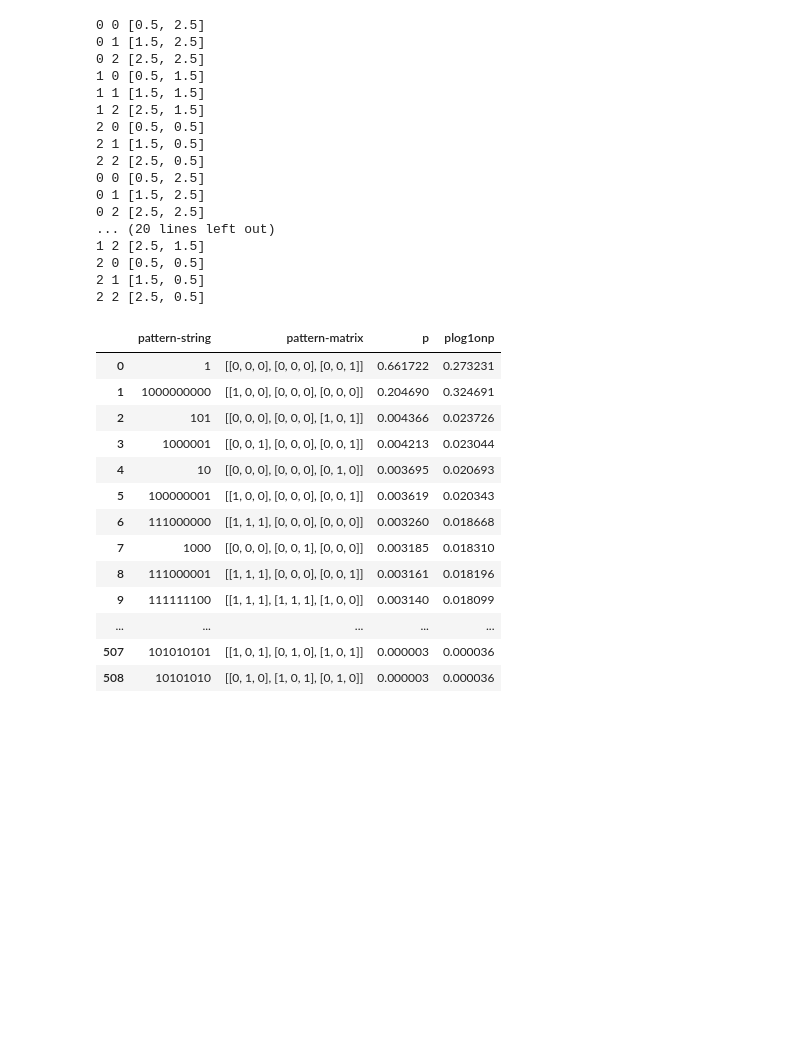
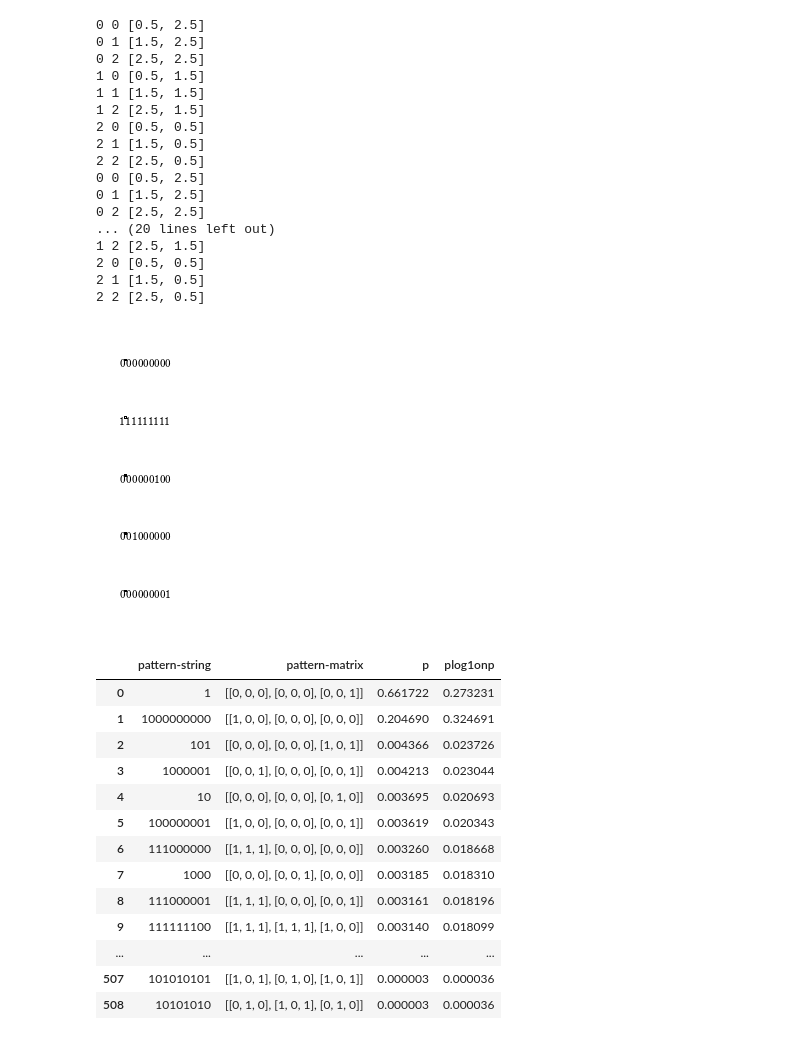
Before and after one commit to nareto/BPV, a Jupyter notebook: notebooks/plot9-mostprobablepixelpatterns.ipynb, the cells around one changed output. Drawn from its saved outputs; the diff is of its cells as text; code cells hidden in the pictures; blank space fills up the shorter version.

```diff
--- a/notebooks/plot9-mostprobablepixelpatterns.ipynb
+++ b/notebooks/plot9-mostprobablepixelpatterns.ipynb
@@ -110,32 +120,34 @@ plt.show()
 # %%
 #MOST PROBABLE
 fig =plt.figure(figsize=(0.1,5))
 plt.rc('text', usetex=True)
 plt.rc('font', family='serif')
 
 gs = gridspec.GridSpec(5,2, width_ratios=[2,1], height_ratios=[1,1,1,1,1])
 #gs.update(left=0, right=0.2)
 #axes = []
 #string_axs = []
 for index in range(0,5):
     matrix = df.df.ix[index]['pattern-matrix']
 
     string_ax = plt.subplot(gs[index,0])
     string_ax.axis('off')
     string_ax.text(0,0.35,pm.pattern2string(matrix))
 
 
     ax = plt.subplot(gs[index,1])
-    ax.imshow(matrix,cmap=plt.cm.gray,interpolation='nearest')
+    ax.imshow(matrix,cmap=plt.cm.gray,interpolation='nearest', vmin=0,vmax=1)
     #ax.axis('off')
     plt.setp(ax.get_yticklabels(), visible=False)
     plt.setp(ax.get_xticklabels(), visible=False)
     ax.yaxis.set_tick_params(size=0)
     ax.xaxis.set_tick_params(size=0)
     #ax.yaxis.tick_left()
 #plt.savefig("/home/renato/tesi/testo/img/pp-mostprobable.pdf",bbox_inches='tight' )
 plt.show()
-fig.tight_layout()
+#fig.tight_layout()
+# %% [output]
+[figure, added]
 # %%
 #LEAST PROBABLE
 fig =plt.figure(figsize=(0.1,5))
```
Also changed, not shown: parts of 4 cells of this notebook, 2 other files.
